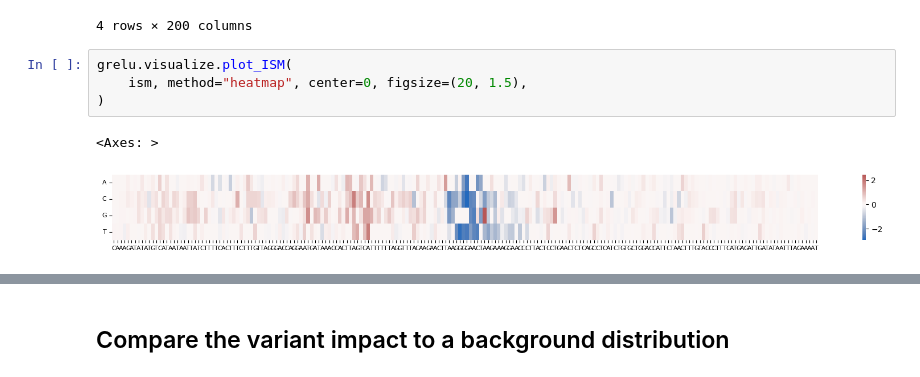
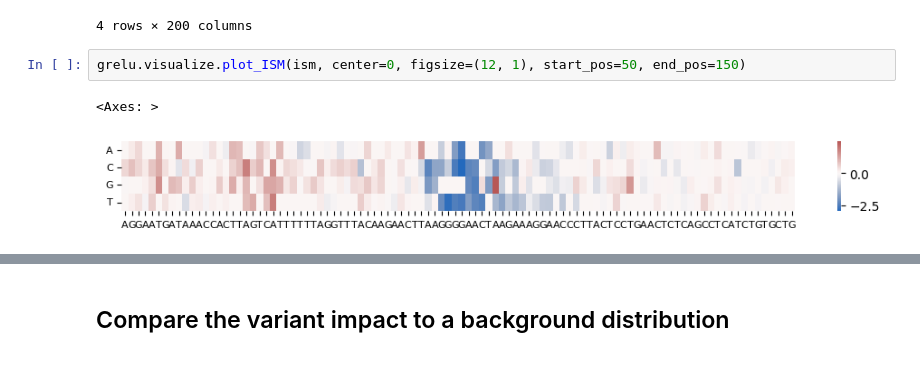
Before and after one commit to Genentech/gReLU, a Jupyter notebook: docs/tutorials/5_variant.ipynb, the cells around one changed output, grey strips where cells are left out. Drawn from its saved outputs; the diff is of its cells as text.

```diff
--- a/docs/tutorials/5_variant.ipynb
+++ b/docs/tutorials/5_variant.ipynb
@@ -314,9 +309,7 @@ ism
 | T | 0.059993 | 0.051857 | 0.068118 | -0.242041 | 0.206191 | 0.037834 | 0.000000 | -0.063626 | 0.000000 | 0.225319 | ... | ... |
 4 rows × 200 columns
 # %%
-grelu.visualize.plot_ISM(
-    ism, method="heatmap", center=0, figsize=(20, 1.5),
-)
+grelu.visualize.plot_ISM(ism, center=0, figsize=(12, 1), start_pos=50, end_pos=150)
 # %% [output]
 <Axes: >
-[figure, old version]
+[figure, new version]
```
Also changed, not shown: parts of 23 cells of this notebook, 4 other files.
